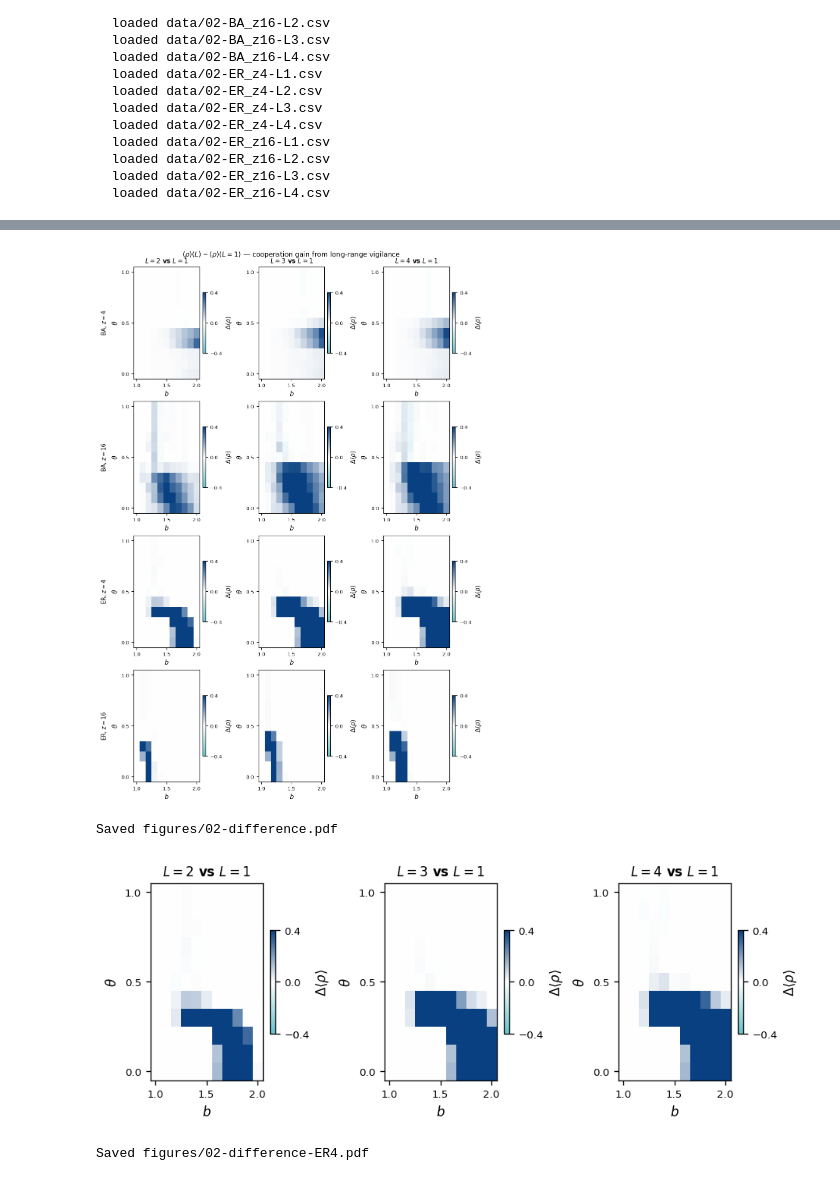
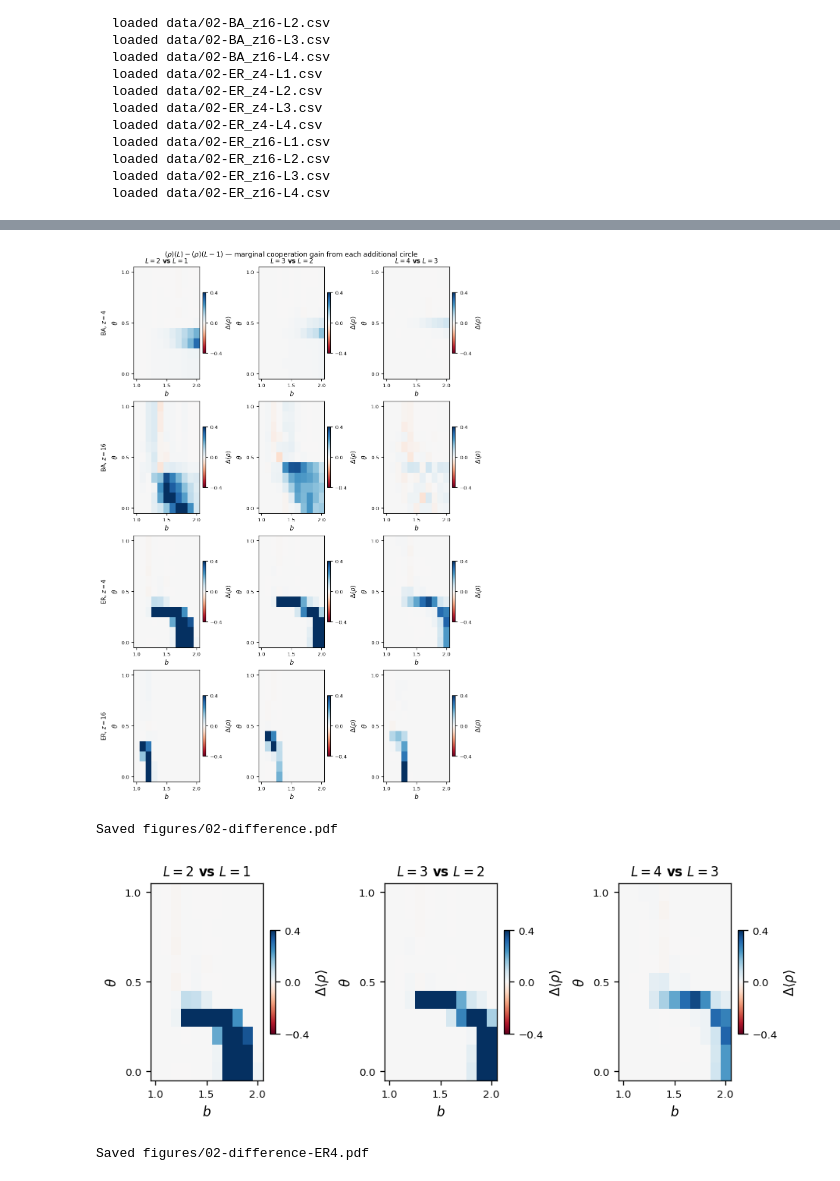
Before and after one commit to mpereda/long-range-social-pressure, a Jupyter notebook: 02-long-range-correlated.ipynb, the cells around one changed output, grey strips where cells are left out. Drawn from its saved outputs; the diff is of its cells as text; code cells hidden in the pictures.

```diff
--- a/02-long-range-correlated.ipynb
+++ b/02-long-range-correlated.ipynb
@@ -274,61 +274,63 @@ print('Saved figures/02-marginals.pdf')
 Saved figures/02-marginals.pdf
 # %%
-# ── Figure 3: difference maps Δρ = rho(L) − rho(L=1) ────────────────────────
+# -- Figure 3: MARGINAL difference maps rho(L) - rho(L-1) (consecutive circles) --
+# Shows what EACH additional circle buys, directly readable panel-by-panel
+# (no mental subtraction across panels needed). Baseline-referenced Delta<rho>(L)-
+# <rho>(1) is still used for the total-gain analysis (Sec. III B text, Fig. S6).
 L_DIFF = [2, 3, 4]
 
 fig3, axes3 = plt.subplots(
     len(NETWORKS), len(L_DIFF),
     figsize=(8.5, 12),
     constrained_layout=True,
 )
 
 for row, (key, topo, z, label) in enumerate(NETWORKS):
-    base = rho_matrix(data[(key, 1)])
     for col, L in enumerate(L_DIFF):
         ax   = axes3[row, col]
-        diff = rho_matrix(data[(key, L)]) - base
+        diff = rho_matrix(data[(key, L)]) - rho_matrix(data[(key, L - 1)])
         im   = ax.imshow(
             diff, origin='lower', aspect='auto',
             vmin=-VDIFF, vmax=VDIFF, cmap=CMAP_DIFF, extent=EXTENT,
         )
         ax.set_xlabel('$b$')
         ax.set_ylabel(r'$\theta$')
         ax.xaxis.set_major_locator(mticker.MultipleLocator(0.5))
         ax.yaxis.set_major_locator(mticker.MultipleLocator(0.5))
         if row == 0:
-            ax.set_title(f'$L={L}$ vs $L=1$', fontweight='bold')
+            ax.set_title(f'$L={L}$ vs $L={L-1}$', fontweight='bold')
         if col == 0:
             ax.text(-0.45, 0.5, label, transform=ax.transAxes,
                     rotation=90, va='center', ha='center', fontsize=9)
         cb = fig3.colorbar(im, ax=ax, fraction=0.046, pad=0.03)
         cb.set_label(r'$\Delta\langle\rho\rangle$')
         cb.set_ticks([-VDIFF, 0, VDIFF])
 
 fig3.suptitle(
-    r'$\langle\rho\rangle(L) - \langle\rho\rangle(L=1)$'
-    ' — cooperation gain from long-range vigilance', y=1.01,
+    r'$\langle\rho\rangle(L) - \langle\rho\rangle(L-1)$'
+    ' — marginal cooperation gain from each additional circle', y=1.01,
 )
 fig3.savefig('figures/02-difference.pdf', bbox_inches='tight')
 plt.show()
 print('Saved figures/02-difference.pdf')
 # %% [output]
-[figure, old version]
+[figure, new version]
 Saved figures/02-difference.pdf
 # %%
-# ── Figure 4: difference map — ER z=4 only (paper main figure) ───────────────
-# Full grid (all 4 networks) is Fig. S3 in the Supplemental Material.
-base_ER4 = rho_matrix(data[('ER_z4', 1)])
+# -- Figure 4: MARGINAL difference map -- ER z=4 only (paper main figure) --
+# rho(L) - rho(L-1): what each additional circle buys, ER z=4.
+# Full grid (all 4 networks) is Fig. S5 in the Supplemental Material.
 L_DIFF   = [2, 3, 4]
 
 fig4, axes4 = plt.subplots(1, 3, figsize=(7.5, 2.8), constrained_layout=True)
 for ax, L in zip(axes4, L_DIFF):
-    diff = rho_matrix(data[('ER_z4', L)]) - base_ER4
+    diff = rho_matrix(data[('ER_z4', L)]) - rho_matrix(data[('ER_z4', L - 1)])
     im = ax.imshow(diff, origin='lower', aspect='auto',
                    vmin=-VDIFF, vmax=VDIFF, cmap=CMAP_DIFF, extent=EXTENT)
     ax.set_xlabel('$b$'); ax.set_ylabel(r'$\theta$')
     ax.xaxis.set_major_locator(mticker.MultipleLocator(0.5))
     ax.yaxis.set_major_locator(mticker.MultipleLocator(0.5))
-    ax.set_title(f'$L={L}$ vs $L=1$', fontweight='bold')
+    ax.set_title(f'$L={L}$ vs $L={L-1}$', fontweight='bold')
     cb = fig4.colorbar(im, ax=ax, fraction=0.046, pad=0.04)
     cb.set_label(r'$\Delta\langle\rho\rangle$')
     cb.set_ticks([-VDIFF, 0, VDIFF])
@@ -337,5 +339,5 @@ fig4.savefig('figures/02-difference-ER4.pdf', bbox_inches='tight')
 plt.show()
 print('Saved figures/02-difference-ER4.pdf')
 # %% [output]
-[figure, old version]
+[figure, new version]
 Saved figures/02-difference-ER4.pdf
```
Also changed, not shown: parts of 3 cells of this notebook, 2 other files.
